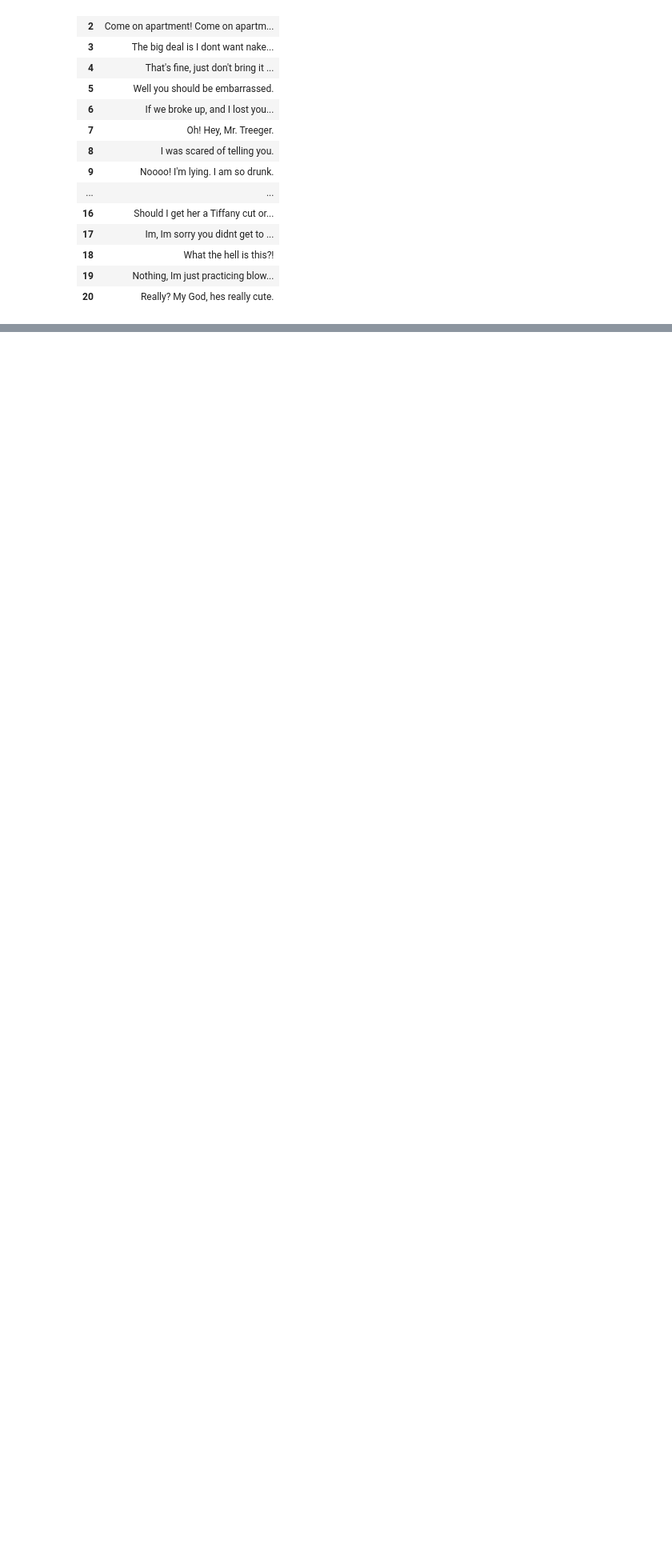
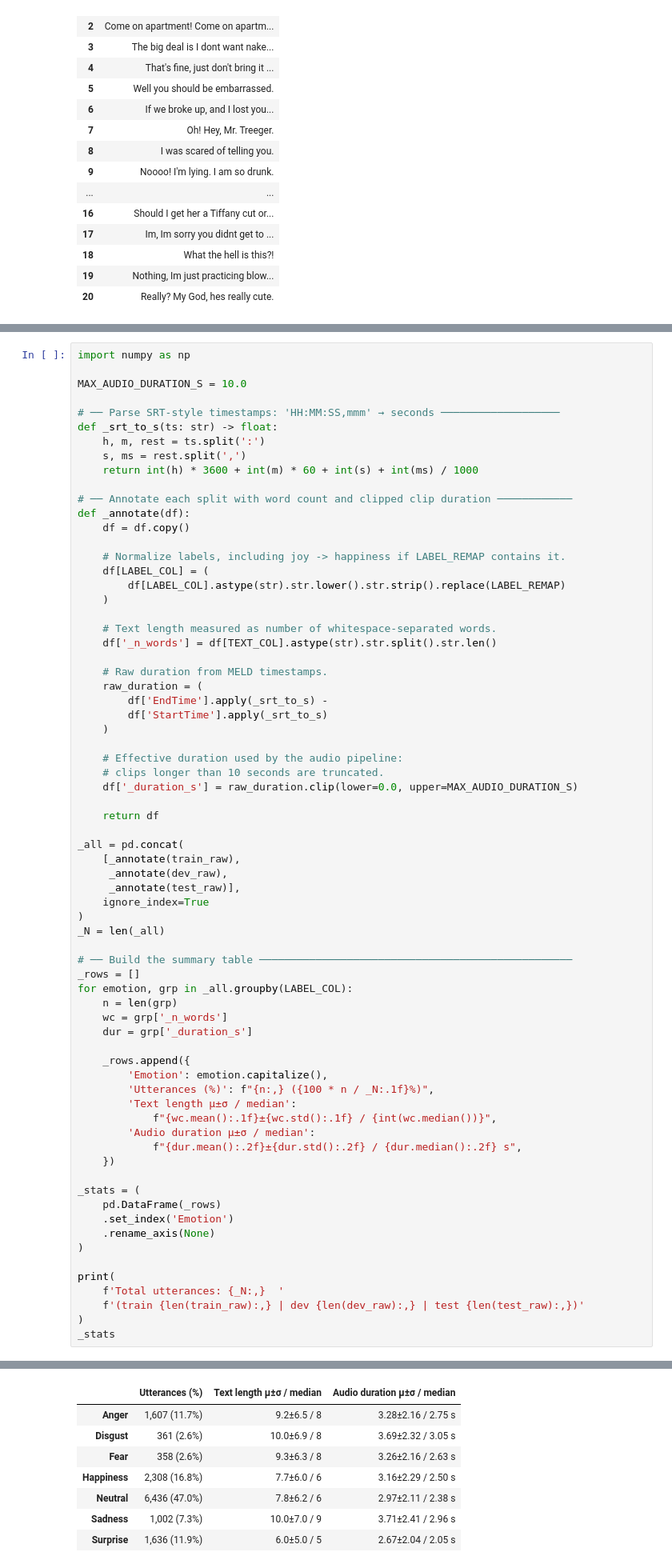
Before and after one commit to IonascuAndrey/Multimodal-Emotion-Recognition---Bachelor-Thesis, a Jupyter notebook: notebooks/00_dataset_exploration.ipynb, the cells around one changed output, grey strips where cells are left out. Shown at 80% size. Saved outputs shown, nothing was run; the diff lists cells and outputs as text; blank space fills up the shorter version.

```diff
--- a/notebooks/00_dataset_exploration.ipynb
+++ b/notebooks/00_dataset_exploration.ipynb
@@ -153,0 +158,71 @@ sample_df
+# %%
+import numpy as np
+
+MAX_AUDIO_DURATION_S = 10.0
+
+# ── Parse SRT-style timestamps: 'HH:MM:SS,mmm' → seconds ───────────────────
+def _srt_to_s(ts: str) -> float:
+    h, m, rest = ts.split(':')
+    s, ms = rest.split(',')
+    return int(h) * 3600 + int(m) * 60 + int(s) + int(ms) / 1000
+
+# ── Annotate each split with word count and clipped clip duration ────────────
+def _annotate(df):
+    df = df.copy()
+
+    # Normalize labels, including joy -> happiness if LABEL_REMAP contains it.
+    df[LABEL_COL] = (
+        df[LABEL_COL].astype(str).str.lower().str.strip().replace(LABEL_REMAP)
+    )
+
+    # Text length measured as number of whitespace-separated words.
+    df['_n_words'] = df[TEXT_COL].astype(str).str.split().str.len()
+
+    # Raw duration from MELD timestamps.
+    raw_duration = (
+        df['EndTime'].apply(_srt_to_s) -
+        df['StartTime'].apply(_srt_to_s)
+    )
+
+    # Effective duration used by the audio pipeline:
+    # clips longer than 10 seconds are truncated.
+    df['_duration_s'] = raw_duration.clip(lower=0.0, upper=MAX_AUDIO_DURATION_S)
+
+    return df
+
+_all = pd.concat(
+    [_annotate(train_raw),
+     _annotate(dev_raw),
+     _annotate(test_raw)],
+    ignore_index=True
+)
+_N = len(_all)
+
+# ── Build the summary table ──────────────────────────────────────────────────
+_rows = []
+for emotion, grp in _all.groupby(LABEL_COL):
+    n = len(grp)
+    wc = grp['_n_words']
+    dur = grp['_duration_s']
+
+    _rows.append({
+        'Emotion': emotion.capitalize(),
+        'Utterances (%)': f"{n:,} ({100 * n / _N:.1f}%)",
+        'Text length μ±σ / median':
+            f"{wc.mean():.1f}±{wc.std():.1f} / {int(wc.median())}",
+        'Audio duration μ±σ / median':
+            f"{dur.mean():.2f}±{dur.std():.2f} / {dur.median():.2f} s",
+    })
+
+_stats = (
+    pd.DataFrame(_rows)
+    .set_index('Emotion')
+    .rename_axis(None)
+)
+
+print(
+    f'Total utterances: {_N:,}  '
+    f'(train {len(train_raw):,} | dev {len(dev_raw):,} | test {len(test_raw):,})'
+)
+_stats
+# %% [output]
@@ -153,0 +230,8 @@ sample_df
+|  | Utterances (%) | Text length μ±σ / median | Audio duration μ±σ / median |
+| Anger | 1,607 (11.7%) | 9.2±6.5 / 8 | 3.28±2.16 / 2.75 s |
+| Disgust | 361 (2.6%) | 10.0±6.9 / 8 | 3.69±2.32 / 3.05 s |
+| Fear | 358 (2.6%) | 9.3±6.3 / 8 | 3.26±2.16 / 2.63 s |
+| Happiness | 2,308 (16.8%) | 7.7±6.0 / 6 | 3.16±2.29 / 2.50 s |
+| Neutral | 6,436 (47.0%) | 7.8±6.2 / 6 | 2.97±2.11 / 2.38 s |
+| Sadness | 1,002 (7.3%) | 10.0±7.0 / 9 | 3.71±2.41 / 2.96 s |
+| Surprise | 1,636 (11.9%) | 6.0±5.0 / 5 | 2.67±2.04 / 2.05 s |
```
Also changed, not shown: parts of 4 cells of this notebook, 7 other files.
